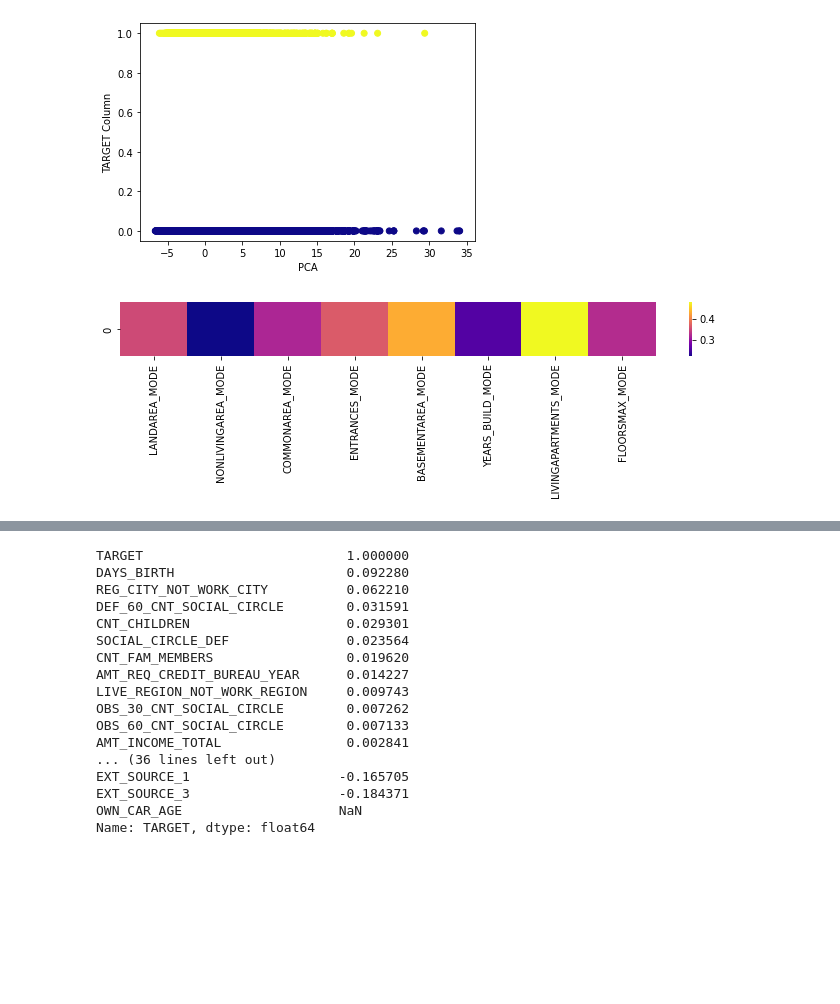
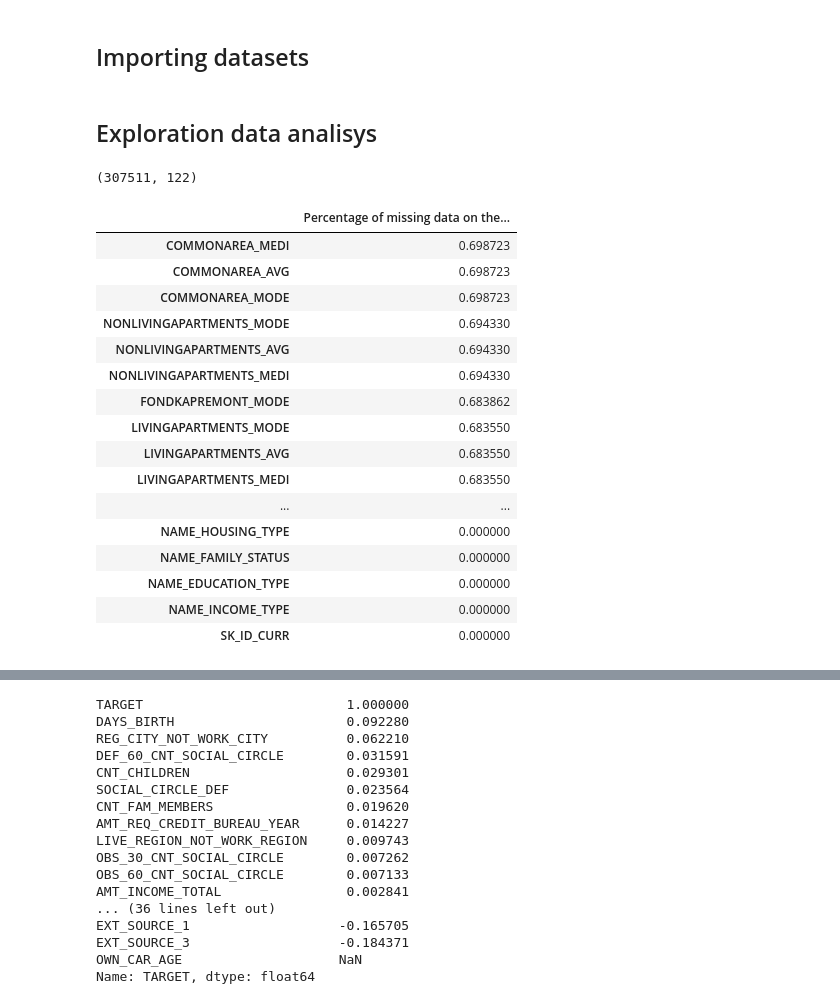
Before and after one commit to ubirajarasegura/CA683-2022-Credit-Risk-Analysis, a Jupyter notebook: analytics_final.ipynb, the cells around one changed output, grey strips where cells are left out. Cells and saved outputs as stored; diff of their text form; code cells hidden in the pictures; blank space fills up the shorter version.

```diff
--- a/analytics_final.ipynb
+++ b/analytics_final.ipynb
@@ -499,28 +18,2 @@ df1.loc[
-# %%
-#PCA on SOCIAL_CIRCLE
-
-df_build =df1[['LANDAREA_MODE', 'NONLIVINGAREA_MODE', 'COMMONAREA_MODE','ENTRANCES_MODE',
-               'BASEMENTAREA_MODE','YEARS_BUILD_MODE','LIVINGAPARTMENTS_MODE','FLOORSMAX_MODE'
-               ]]
-
-df1.drop(columns=['LANDAREA_MODE', 'NONLIVINGAREA_MODE', 'COMMONAREA_MODE','ENTRANCES_MODE'
-                  ,'BASEMENTAREA_MODE','YEARS_BUILD_MODE','LIVINGAPARTMENTS_MODE','FLOORSMAX_MODE'
-               ],inplace=True)
-
-scaled_data = StandardScaler().fit(df_build).transform(df_build)
-pca = PCA(n_components=1).fit(scaled_data)
-x_pca = pca.transform(scaled_data)
-
-plt.figure(figsize=(6,4))
-plt.scatter(x_pca[:], df1['TARGET'],c=df1['TARGET'],cmap='plasma')
-plt.xlabel('PCA')
-plt.ylabel('TARGET Column')
-
-plt.figure(figsize=(12,1))
-sns.heatmap(pd.DataFrame(pca.components_,columns=df_build.columns)
-            ,cmap='plasma',)
-
-df1['HOME'] = x_pca
-# %% [output]
-[figure, removed]
-[figure, removed]
+# %% [markdown]
+## Importing datasets
@@ -526,0 +28,31 @@ df1['HOME'] = x_pca
+# %% [markdown]
+## Exploration data analisys
+# %%
+#Checking database size
+df1.shape
+# %% [output]
+(307511, 122)
+# %%
+#There are a lot of NAN instances on this Dataset,
+#There are almost 20 features with 70% of missing data
+#its impossible to just drop and loose this amount of information
+#Then we have to treat these missing values
+pd.DataFrame(df1.isna().mean().sort_values(ascending=False), columns=['Percentage of missing data on the feature'])
+# %% [output]
+|  | Percentage of missing data on the... |
+| COMMONAREA_MEDI | 0.698723 |
+| COMMONAREA_AVG | 0.698723 |
+| COMMONAREA_MODE | 0.698723 |
+| NONLIVINGAPARTMENTS_MODE | 0.694330 |
+| NONLIVINGAPARTMENTS_AVG | 0.694330 |
+| NONLIVINGAPARTMENTS_MEDI | 0.694330 |
+| FONDKAPREMONT_MODE | 0.683862 |
+| LIVINGAPARTMENTS_MODE | 0.683550 |
+| LIVINGAPARTMENTS_AVG | 0.683550 |
+| LIVINGAPARTMENTS_MEDI | 0.683550 |
+| ... | ... |
+| NAME_HOUSING_TYPE | 0.000000 |
+| NAME_FAMILY_STATUS | 0.000000 |
+| NAME_EDUCATION_TYPE | 0.000000 |
+| NAME_INCOME_TYPE | 0.000000 |
+| SK_ID_CURR | 0.000000 |
```
Also changed, not shown: parts of 108 cells of this notebook.
